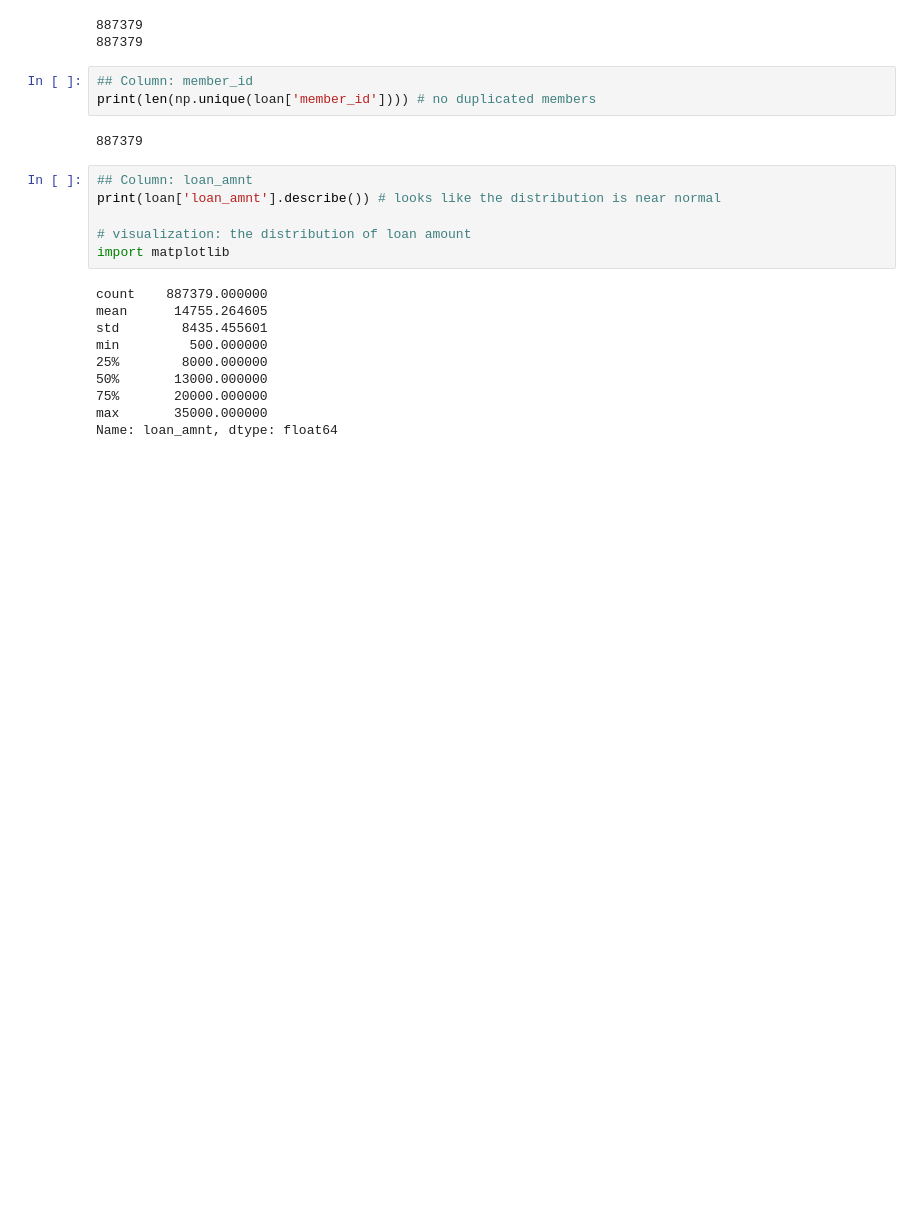
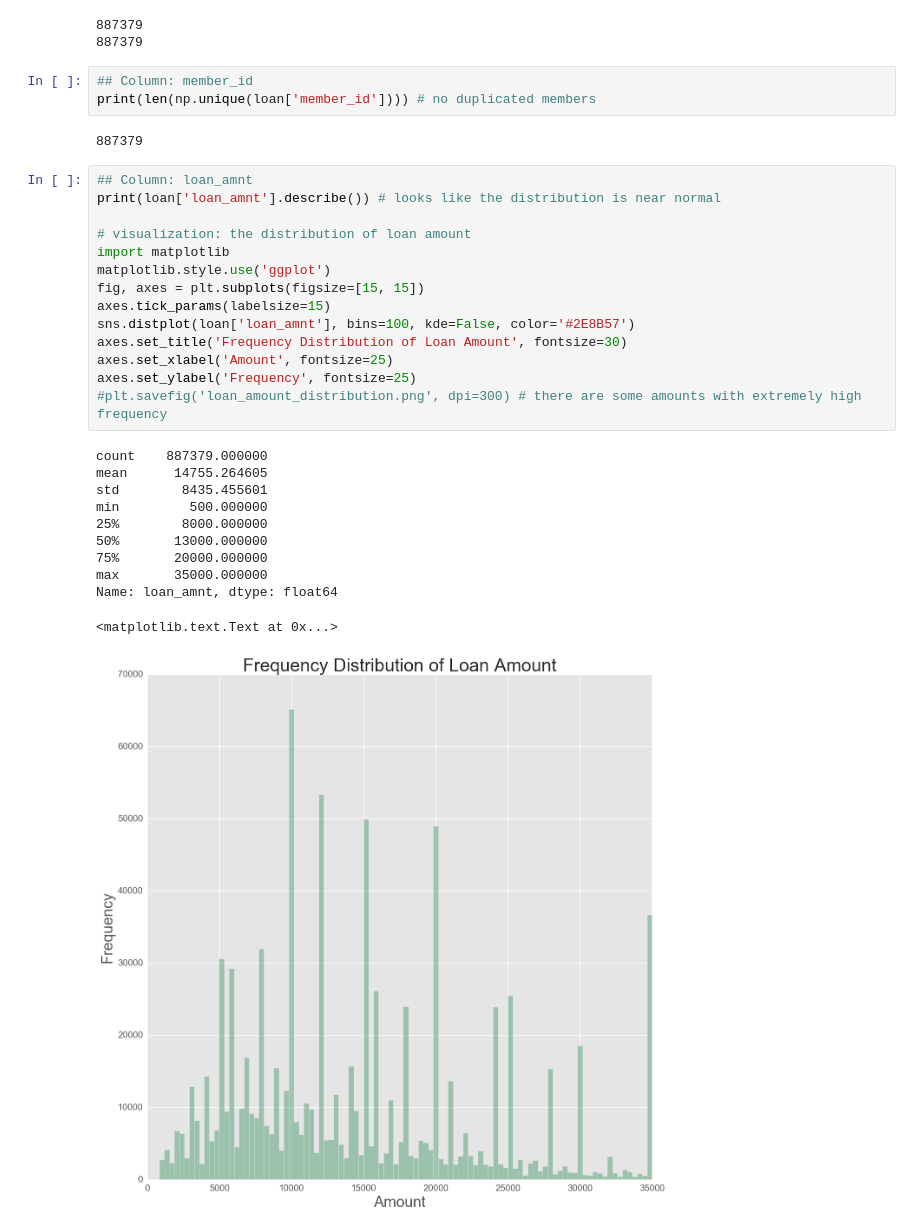
Before and after one commit to lwkuant/Side_project_Lending_club, a Jupyter notebook: Lending_club.ipynb, the cells around one changed output. Cells and saved outputs as stored; diff of their text form; blank space fills up the shorter version.

Commit message:
do EDA on loan-related columns and term

```diff
--- a/Lending_club.ipynb
+++ b/Lending_club.ipynb
@@ -87,19 +87,29 @@ print(len(np.unique(loan['id']))) # the outcome indicates that the id means indi
 print(len(np.unique(loan['member_id']))) # no duplicated members
 # %% [output]
 887379
-# %%
-## Column: loan_amnt
-print(loan['loan_amnt'].describe()) # looks like the distribution is near normal
-
-# visualization: the distribution of loan amount
-import matplotlib
-# %% [output]
-count    887379.000000
-mean      14755.264605
-std        8435.455601
-min         500.000000
-25%        8000.000000
-50%       13000.000000
-75%       20000.000000
-max       35000.000000
-Name: loan_amnt, dtype: float64
+# %%
+## Column: loan_amnt
+print(loan['loan_amnt'].describe()) # looks like the distribution is near normal
+
+# visualization: the distribution of loan amount
+import matplotlib
+matplotlib.style.use('ggplot')
+fig, axes = plt.subplots(figsize=[15, 15])
+axes.tick_params(labelsize=15)
+sns.distplot(loan['loan_amnt'], bins=100, kde=False, color='#2E8B57')
+axes.set_title('Frequency Distribution of Loan Amount', fontsize=30)
+axes.set_xlabel('Amount', fontsize=25)
+axes.set_ylabel('Frequency', fontsize=25)
+#plt.savefig('loan_amount_distribution.png', dpi=300) # there are some amounts with extremely high frequency
+# %% [output]
+count    887379.000000
+mean      14755.264605
+std        8435.455601
+min         500.000000
+25%        8000.000000
+50%       13000.000000
+75%       20000.000000
+max       35000.000000
+Name: loan_amnt, dtype: float64
+<matplotlib.text.Text at 0x...>
+[figure, added]
```
Also changed, not shown: parts of 4 cells of this notebook.
